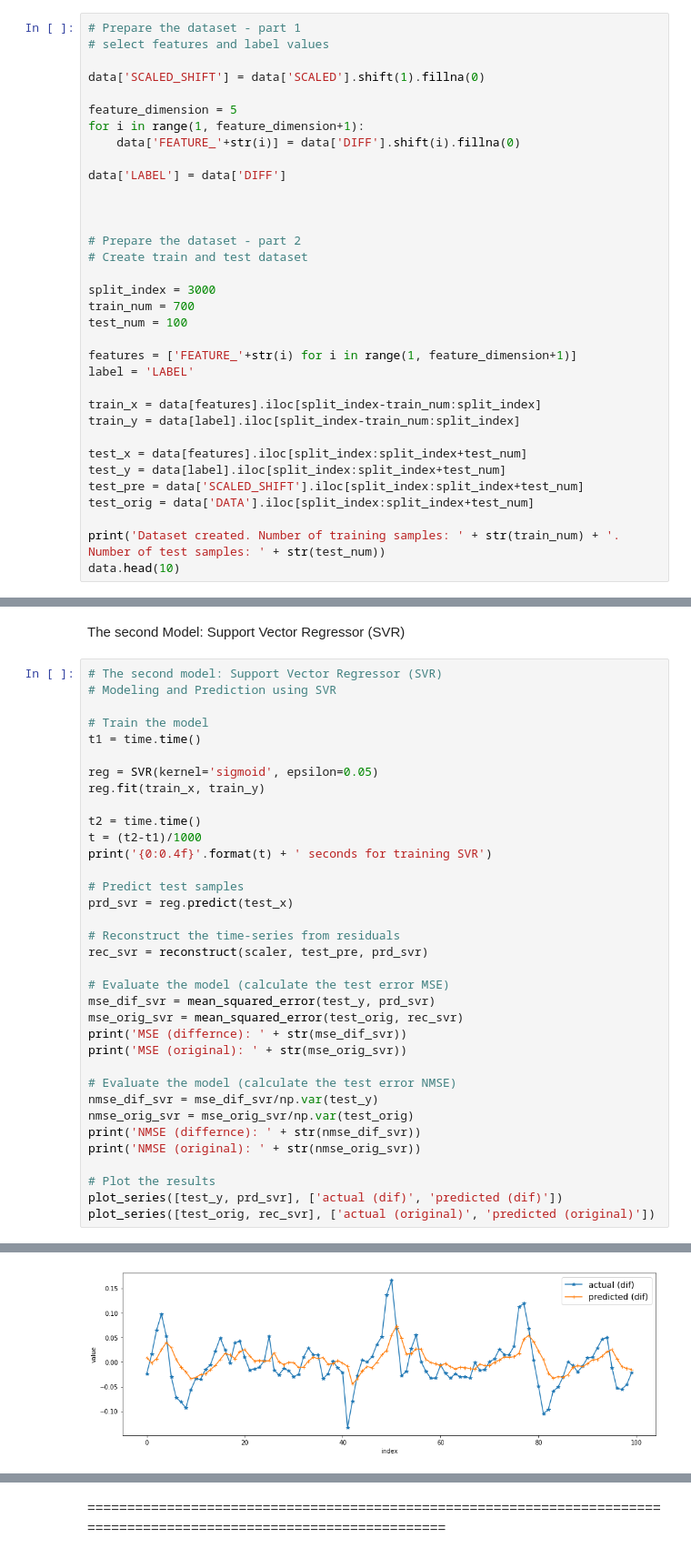
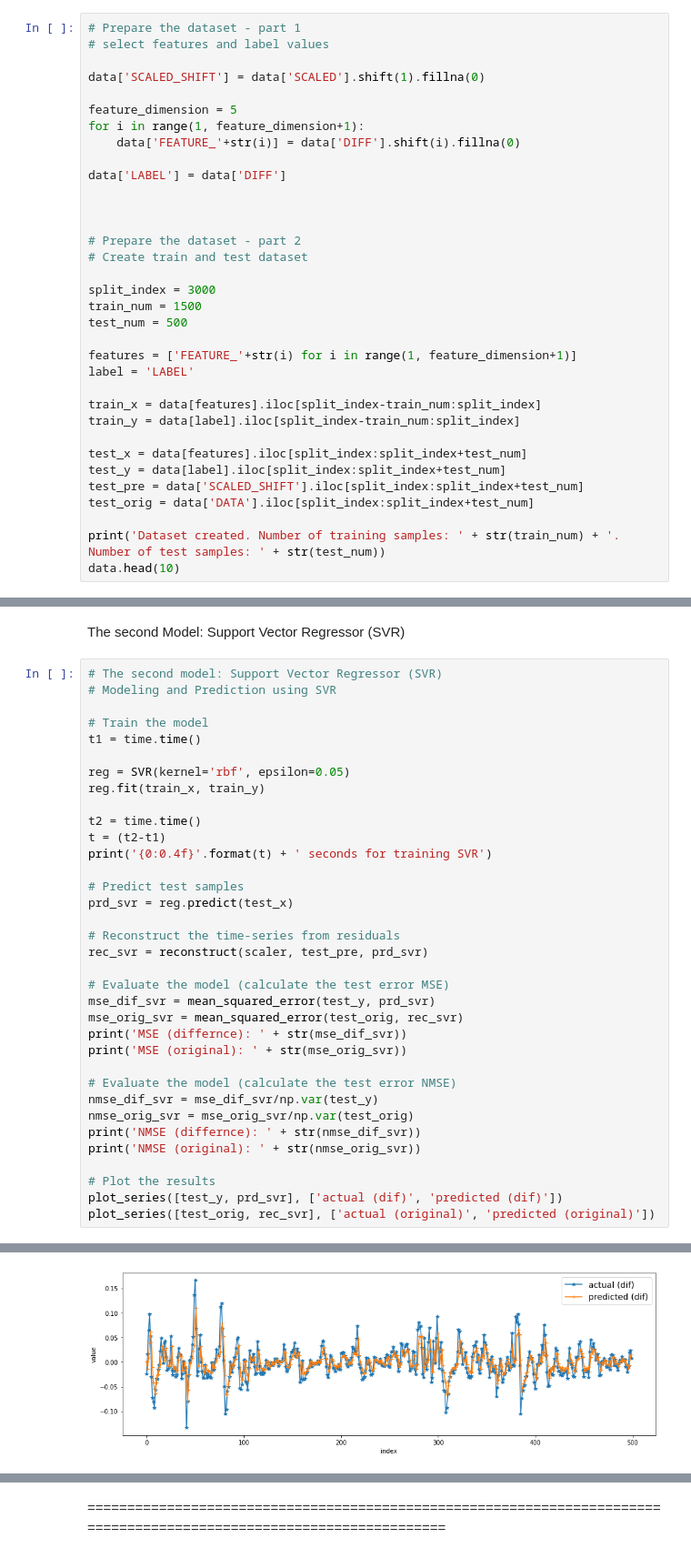
Before and after one commit to Tabrizian/ece1508, a Jupyter notebook: HW9/DataAnalytics_Lab.ipynb, the cells around one changed output, grey strips where cells are left out. Shown at 91% size. Cells and saved outputs as stored; diff of their text form.

```diff
--- a/HW9/DataAnalytics_Lab.ipynb
+++ b/HW9/DataAnalytics_Lab.ipynb
@@ -155,8 +155,8 @@ data['LABEL'] = data['DIFF']
 # Create train and test dataset
 
 split_index = 3000
-train_num = 700
-test_num = 100
+train_num = 1500
+test_num = 500
 
 features = ['FEATURE_'+str(i) for i in range(1, feature_dimension+1)]
 label = 'LABEL'
@@ -250,11 +250,11 @@ The second Model: Support Vector Regressor (SVR)
 # Train the model
 t1 = time.time()
 
-reg = SVR(kernel='sigmoid', epsilon=0.05)
+reg = SVR(kernel='rbf', epsilon=0.05)
 reg.fit(train_x, train_y)
 
 t2 = time.time()
-t = (t2-t1)/1000
+t = (t2-t1)
 print('{0:0.4f}'.format(t) + ' seconds for training SVR')
 
 # Predict test samples
@@ -287 +287 @@ NMSE (original): 0.0877025332777
-[figure, old version]
+[figure, new version]
```
Also changed, not shown: parts of 7 cells of this notebook.
